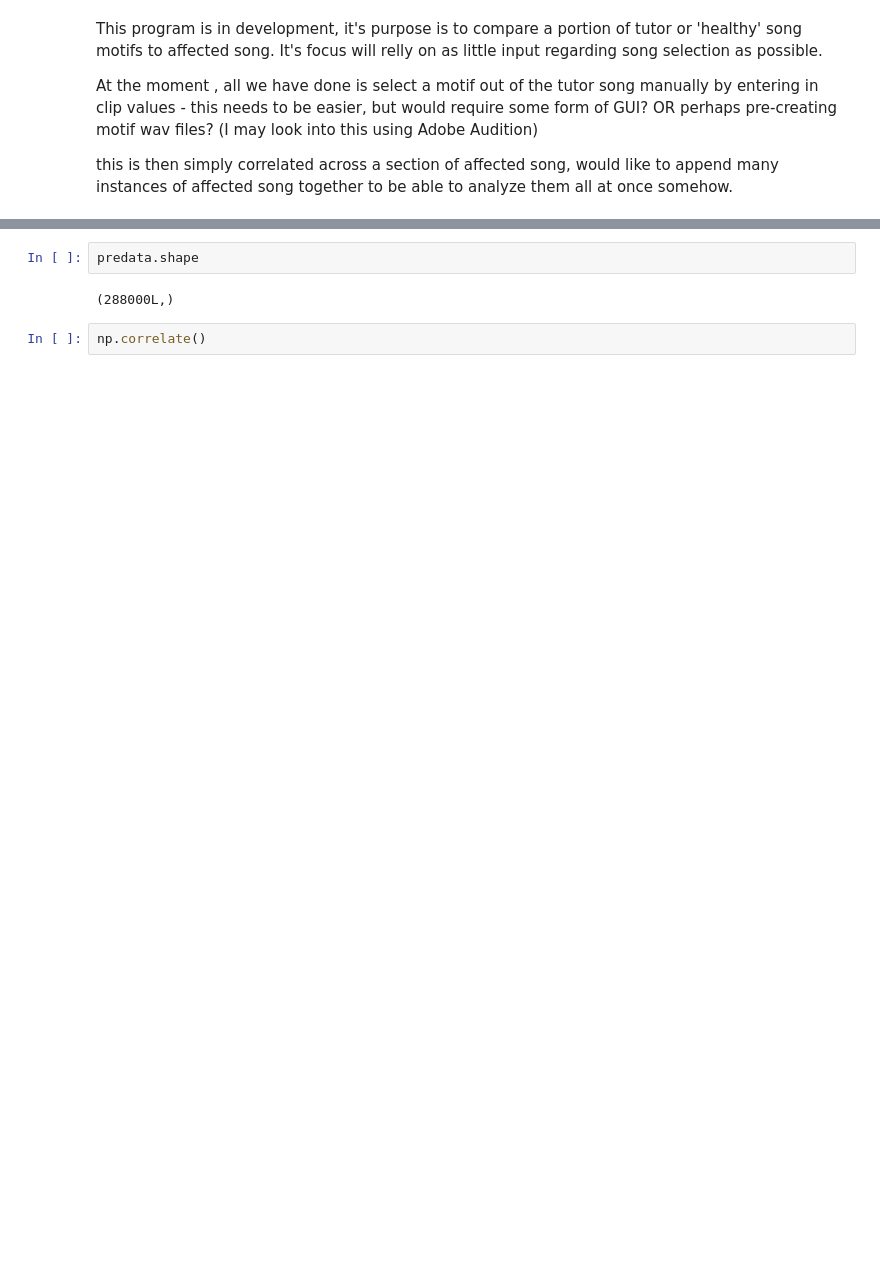
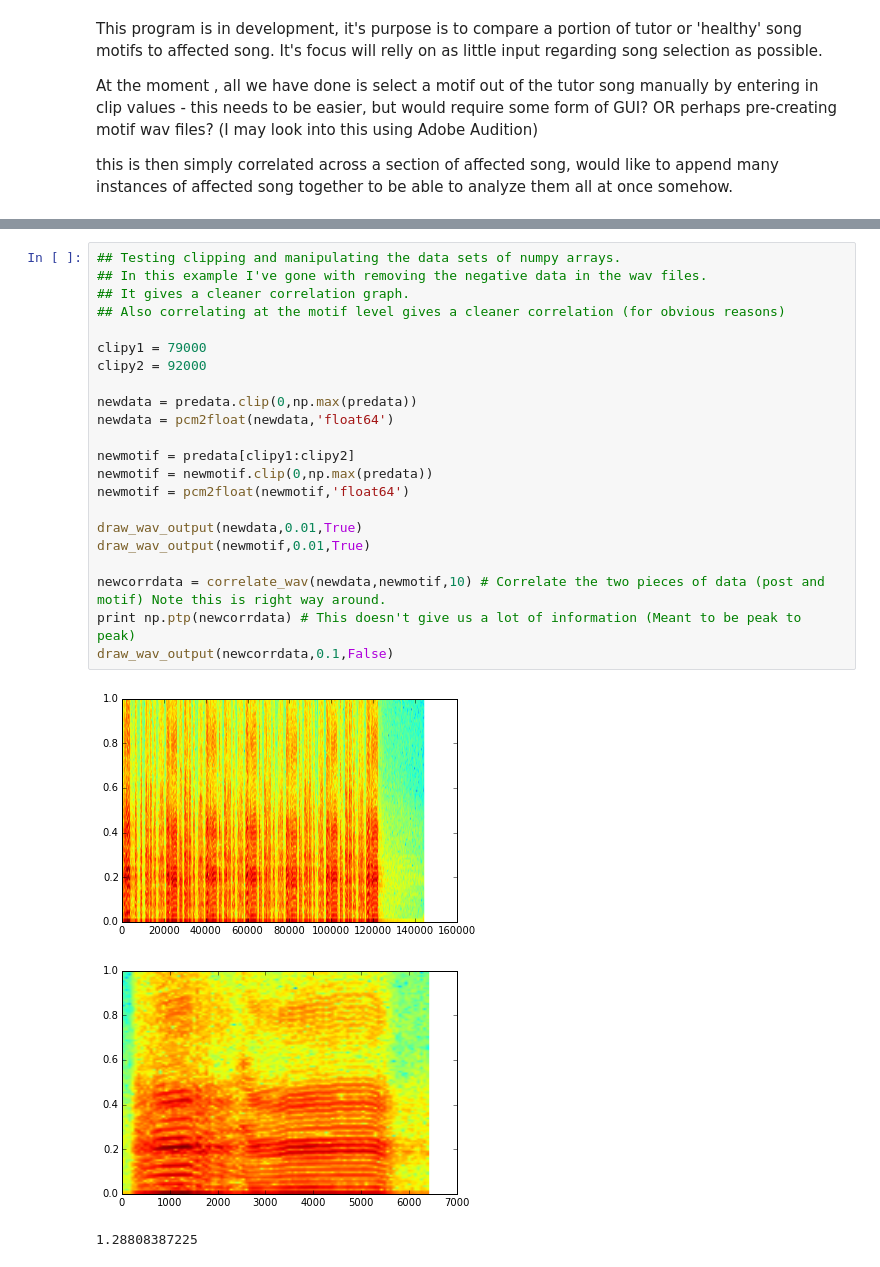
Before and after one commit to BirdMI-UniversityofAuckland/MichaelSandbox, a Jupyter notebook: Birdsong_correl_v1.ipynb, the cells around one changed output, grey strips where cells are left out. Cells and saved outputs as stored; diff of their text form; blank space fills up the shorter version.

```diff
--- a/Birdsong_correl_v1.ipynb
+++ b/Birdsong_correl_v1.ipynb
@@ -85,9 +213,29 @@ draw_wav_output(mergeddata,0.1,False)
 [figure]
 [figure]
 TypeError: unsupported operand type(s) for +: 'NoneType' and 'int'
-# %%
-predata.shape
-# %% [output]
-(288000L,)
-# %%
-np.correlate()
+# %%
+## Testing clipping and manipulating the data sets of numpy arrays.
+## In this example I've gone with removing the negative data in the wav files.
+## It gives a cleaner correlation graph.
+## Also correlating at the motif level gives a cleaner correlation (for obvious reasons)
+
+clipy1 = 79000
+clipy2 = 92000
+
+newdata = predata.clip(0,np.max(predata))
+newdata = pcm2float(newdata,'float64')
+
+newmotif = predata[clipy1:clipy2]
+newmotif = newmotif.clip(0,np.max(predata))
+newmotif = pcm2float(newmotif,'float64')
+
+draw_wav_output(newdata,0.01,True)
+draw_wav_output(newmotif,0.01,True)
+
+newcorrdata = correlate_wav(newdata,newmotif,10) # Correlate the two pieces of data (post and motif) Note this is right way around.
+print np.ptp(newcorrdata) # This doesn't give us a lot of information (Meant to be peak to peak)
+draw_wav_output(newcorrdata,0.1,False)
+# %% [output]
+[figure, added]
+[figure, added]
+1.28808387225
```
Also changed, not shown: parts of 11 cells of this notebook.
